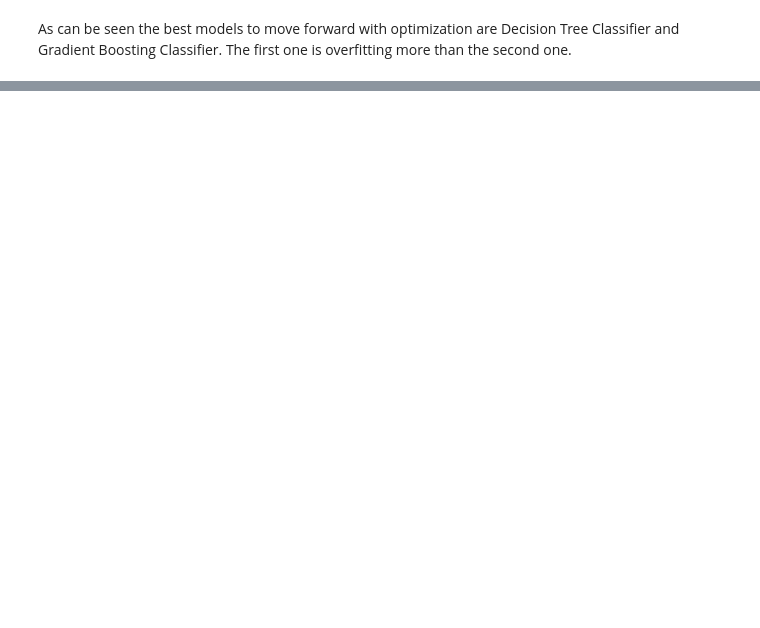
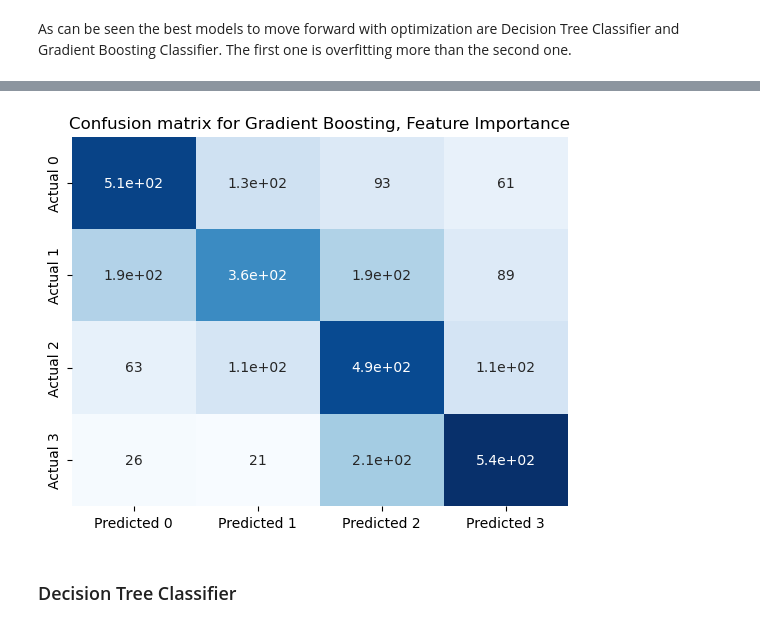
Before and after one commit to mlgomez0/advanced_python_project, a Jupyter notebook: notebooks/climate_change/climate_change_II.ipynb, the cells around one changed output, grey strips where cells are left out. Saved outputs shown, nothing was run; the diff lists cells and outputs as text; code cells hidden in the pictures; blank space fills up the shorter version.

```diff
--- a/notebooks/climate_change/climate_change_II.ipynb
+++ b/notebooks/climate_change/climate_change_II.ipynb
@@ -741,0 +860,7 @@ As can be seen the best models to move forward with optimization are Decision Tr
+# %%
+most_important_features = cum_feature_importance_gb['Feature']
+# sclicing the training and testing set
+X_final_train_important = X_final_train[most_important_features]
+X_final_test_important = X_final_test[most_important_features]
+print(f"Shape important train: {X_final_train_important.shape}")
+print(f"Shape important train: {X_final_test_important.shape}")
@@ -741,0 +872,19 @@ As can be seen the best models to move forward with optimization are Decision Tr
+# %%
+if run_models:
+    gb_clf_important = GradientBoostingClassifier(learning_rate=0.1)
+    gb_clf_important.fit(X_final_train_important, y_train)
+    save_model_pickle('gb_clf_important', gb_clf_important)
+else:
+    gb_clf_important = retrieve_model_pickle('gb_clf_important')
+
+
+y_pred_test = gb_clf_important.predict(X_final_test_important)
+y_pred_train = gb_clf_important.predict(X_final_train_important)
+
+# metrics test set
+accuracy_te, precision_te, recall_te, f1_te = print_metrics(y_test, y_pred_test, "Test")
+
+print("---------------------------------")
+
+# metrics train set
+accuracy_tr, precision_tr, recall_tr, f1_tr = print_metrics(y_train, y_pred_train, "Train")
@@ -741,0 +901,6 @@ As can be seen the best models to move forward with optimization are Decision Tr
+# %%
+confusion_matrix_graph(y_test, y_pred_test, "Gradient Boosting, Feature Importance")
+# %% [output]
+[figure, added]
+# %% [markdown]
+### Decision Tree Classifier
```
Also changed, not shown: parts of 66 cells of this notebook, 8 other files.
